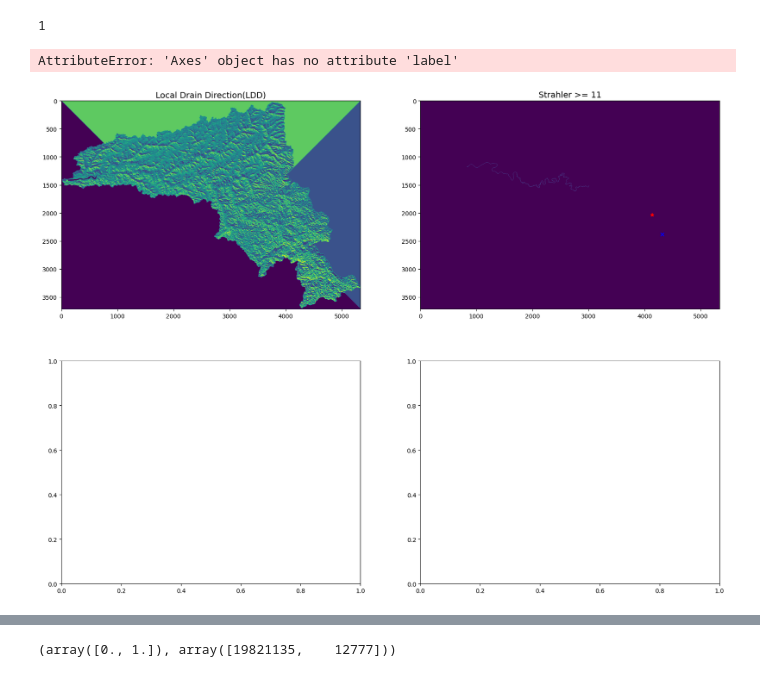
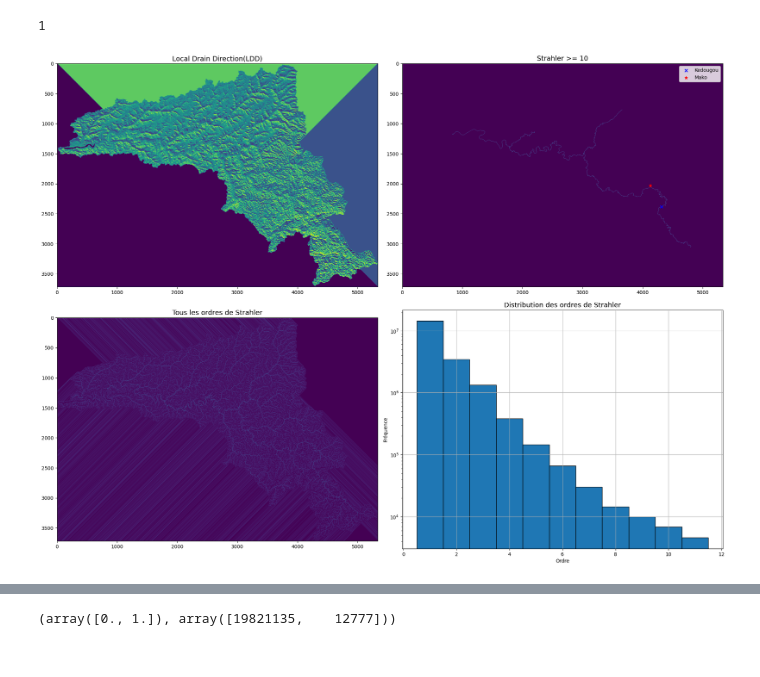
Before and after one commit to lamineniang10/hydrologie, a Jupyter notebook: simulation_inondation_bassin_gambie.ipynb, the cells around one changed output, grey strips where cells are left out. Saved outputs shown, nothing was run; the diff lists cells and outputs as text; code cells hidden in the pictures.

```diff
--- a/simulation_inondation_bassin_gambie.ipynb
+++ b/simulation_inondation_bassin_gambie.ipynb
@@ -438,9 +403,16 @@ Vérifier visuellement si les stations Kédougou et Mako tombent dans le masque.
 * La validation graphique permet d'observer directement la structure du résau hydrographique sans ambiguité
 * Elle offre une onfirmation visuelle de la connectivité entre les deux stations, ce qui est plus fiable qu'une validation numérique
 # %%
+
 #définition d'une fonction de conversion des coordonnées géographiques en indice de pixel ou inversement
 def geoToPixel(lon, lat, geotransform, inverse=False):
-    # D'abord on va convertir les coordonnées géographiques en coordonnées projetées
+    """
+    les coordonées GPS(longitude, latitude) des stations Hydrometrique doivent être convertis en coordonnées image(ligne, colonne).
+    La conversion est nécessaire lorsqu'on travaille avec des rasters(comme un MNT, un LDD).
+    - Station Kégoudou (-12.1833, 12.55)
+    - Station Mako (-12.35, 12.8667)
+    D'abord on va convertir les coordonnées géographiques en coordonnées projetées"""
+    #
     def gps_to_utm(lon, lat): #fonction pour convertir les coordonnées géographiques en coordonnées projetées
         transformer_wgs = Transformer.from_crs("EPSG:4326", "EPSG:32628", always_xy=True)
 
@@ -488,7 +450,7 @@ kedougou_strahler
 1
 # %%
 def visualization_ldd_and_strahlers(ldd_numpy, strahler_calibrated_numpy, strahlers_complete_numpy,
-                                    kedougou_coords, mako_coords, threshold):
+                                    kedoudou_pixel_x, kedougou_pixel_y, mako_pixel_x, mako_pixel_y, threshold):
 
     fig, axes = plt.subplots(2, 2, figsize=(20, 15))
 
@@ -496,16 +458,17 @@ def visualization_ldd_and_strahlers(ldd_numpy, strahler_calibrated_numpy, strahl
     axes[0, 0].imshow(ldd_numpy, cmap='viridis')
     axes[0, 0].set_title('Local Drain Direction(LDD)', fontsize=14)
 
-    # 2. Carte Strahler avec ordre >= 8 en surbrillance
+    # 2. Carte Strahler avec ordre >= threshold en surbrillance
     axes[0, 1].imshow(strahler_calibrated_numpy, cmap='viridis')
-    axes[0, 1].scatter(kedougou[0], kedougou[1], color='blue', label='Kedougou', marker='x')
-    axes[0, 1].scatter(mako[0], mako[1], color='red', label='Mako', marker='*')
+    axes[0, 1].scatter(kedoudou_pixel_x, kedougou_pixel_y, color='blue', label='Kedougou', marker='x')
+    axes[0, 1].scatter(mako_pixel_x, mako_pixel_y, color='red', label='Mako', marker='*')
+    axes[0, 1].legend()
     axes[0, 1].set_title(f'Strahler >= {threshold}', fontsize=14)
-    axes[0, 1].label()
+
 
 
     # 3. Carte de tous les ordres de Strahler
-    axes[1, 0].imshow(strahlers_complete_numpy, cmap='plasma')
+    axes[1, 0].imshow(strahlers_complete_numpy, cmap='viridis')
 
     axes[1, 0].set_title('Tous les ordres de Strahler', fontsize=14)
 
@@ -522,27 +485,29 @@ def visualization_ldd_and_strahlers(ldd_numpy, strahler_calibrated_numpy, strahl
     # Mise en forme
     plt.tight_layout()
     plt.show()
-    plt.close(fig)
+    plt.close()
 # %%
 # paramètres
 ldd_numpy = pcr_to_numpy(ldd, np.nan) # convertir le LDD en tableau numpy
 orders = stream_delineation(ldd) # Ordre de strahler, ordre maximum 11
 orders_numpy = pcr_to_numpy(orders, np.nan)
 # %%
-strahler_order_threshold = 11 # doit être calibré, ne peut pas être fait automatiquement
-strahler_order_8 = orders >= strahler_order_threshold # Capturer les cours d'eau avec un ordre >= 8
-strahler_order_8_numpy = pcr_to_numpy(strahler_order_8, np.nan)
+strahler_order_threshold = 10 # doit être calibré, ne peut pas être fait automatiquement
+strahler_threshold_order = orders >= strahler_order_threshold # Capturer les cours d'eau avec un ordre >= 8
+pcr.report(strahler_threshold_order, './Data/Streams/river.map')
+strahler_threshold_order_numpy = pcr_to_numpy(strahler_threshold_order, np.nan)
 geotransform = gdal.Open('Data/Aligned_rasters/mnt_aligned.tif').GetGeoTransform()
-kedougou = geoToPixel(-12.1833, 12.55, geotransform) # Coordonnées en pixel de la station de Kédougou
-mako = geoToPixel(-12.35, 12.8667, geotransform) # Coordonnée en pixel de la station de Mako
+kedoudou_pixel_x, kedougou_pixel_y = geoToPixel(-12.1833, 12.55, geotransform) # coordonnées en pixel de la station Kédougou
+mako_pixel_x, mako_pixel_y= geoToPixel(-12.35, 12.8667, geotransform) # coordonnées en pixel de la station de Mako
 # %%
 # Visualisation
 visualization_ldd_and_strahlers(ldd_numpy=ldd_numpy,
-                                strahler_calibrated_numpy=strahler_order_8_numpy,
+                                strahler_calibrated_numpy=strahler_threshold_order_numpy,
                                 strahlers_complete_numpy=orders_numpy,
-                                kedougou_coords=kedougou,
-                                mako_coords=mako,
+                                kedoudou_pixel_x=kedoudou_pixel_x,
+                                kedougou_pixel_y=kedougou_pixel_y,
+                                mako_pixel_x=mako_pixel_x,
+                                mako_pixel_y=mako_pixel_y,
                                 threshold=strahler_order_threshold)
 # %% [output]
-AttributeError: 'Axes' object has no attribute 'label'
-[figure, old version]
+[figure, new version]
```
Also changed, not shown: parts of 22 cells of this notebook.
